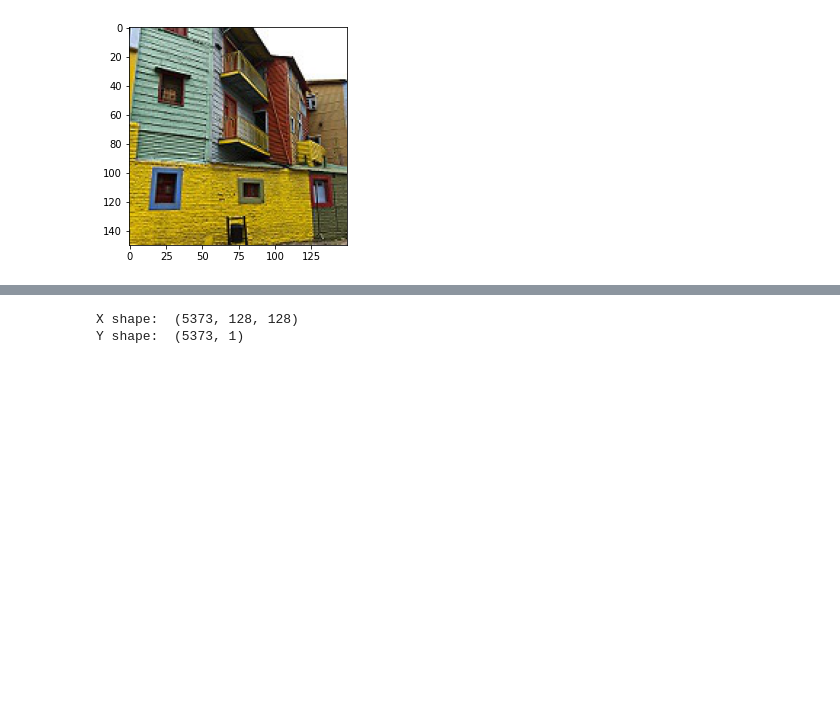
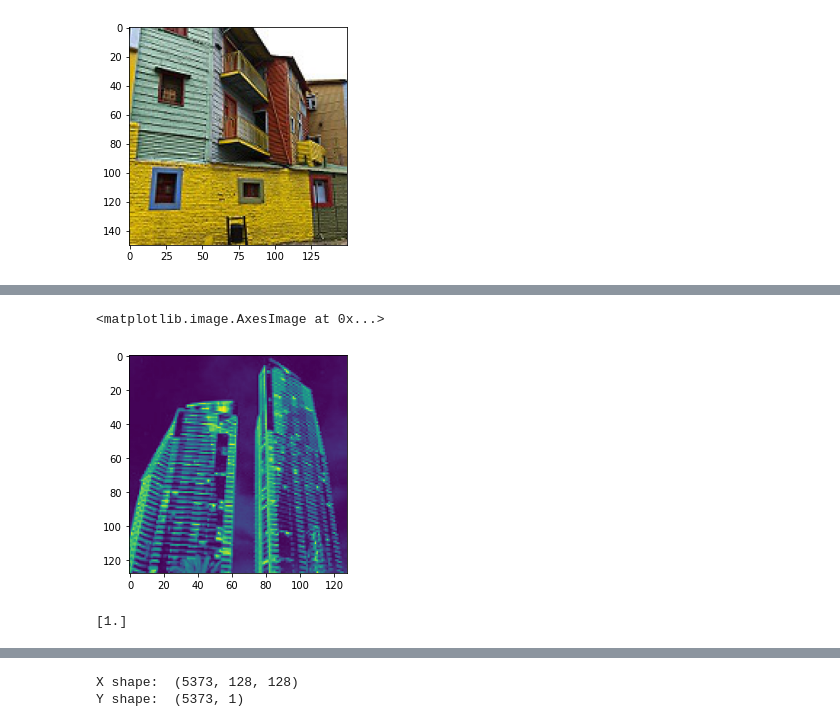
Before and after one commit to MJR2010gbc/image-processing, a Jupyter notebook: DataProcessingNotebook.ipynb, the cells around one changed output, grey strips where cells are left out. Drawn from its saved outputs; the diff is of its cells as text; code cells hidden in the pictures; blank space fills up the shorter version.

```diff
--- a/DataProcessingNotebook.ipynb
+++ b/DataProcessingNotebook.ipynb
@@ -132,0 +143,9 @@ test_data = test_data()
+# %%
+plt.imshow(x_data[0])
+# %% [output]
+<matplotlib.image.AxesImage at 0x...>
+[figure, added]
+# %%
+print(y_data[0])
+# %% [output]
+[1.]
```
Also changed, not shown: parts of 18 cells of this notebook.
